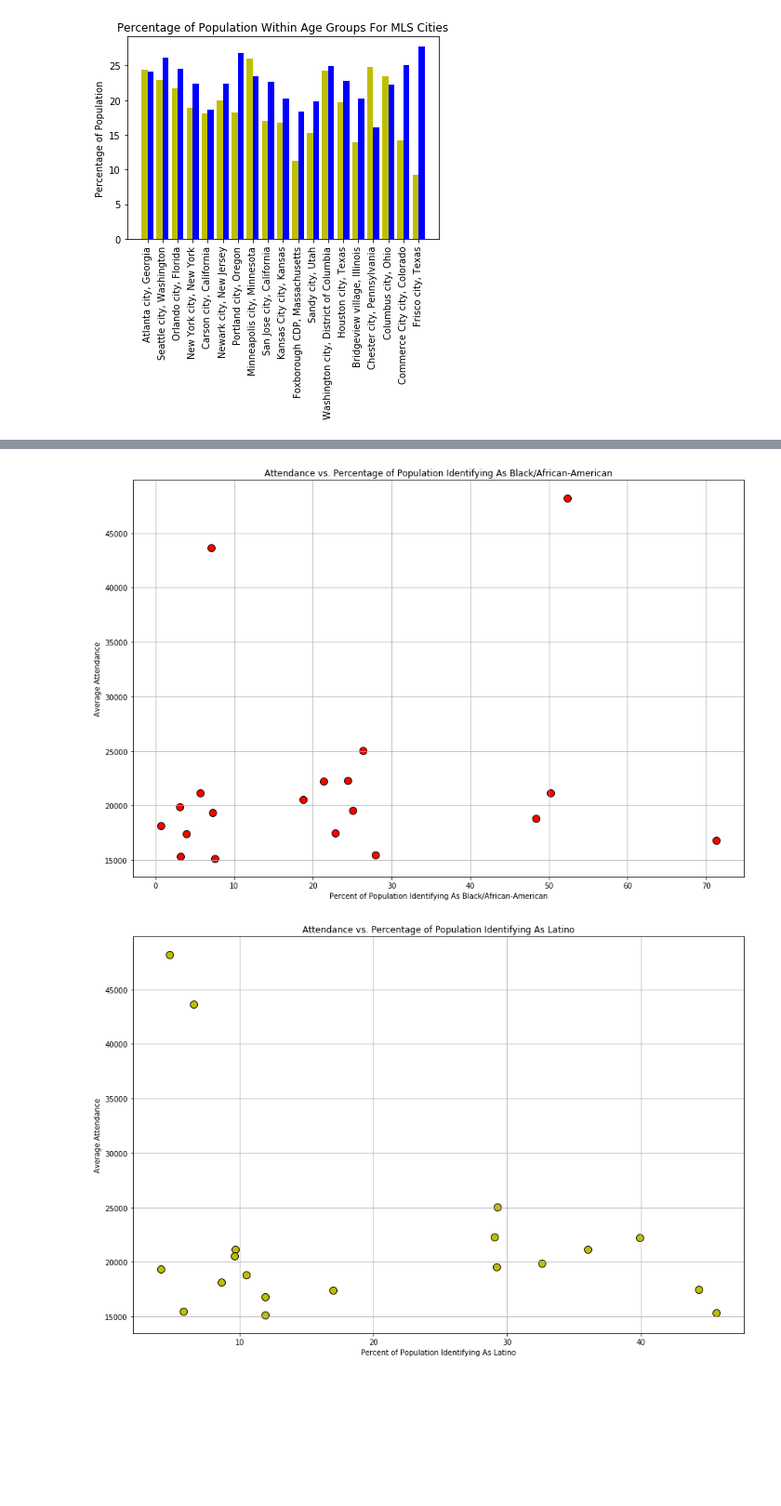
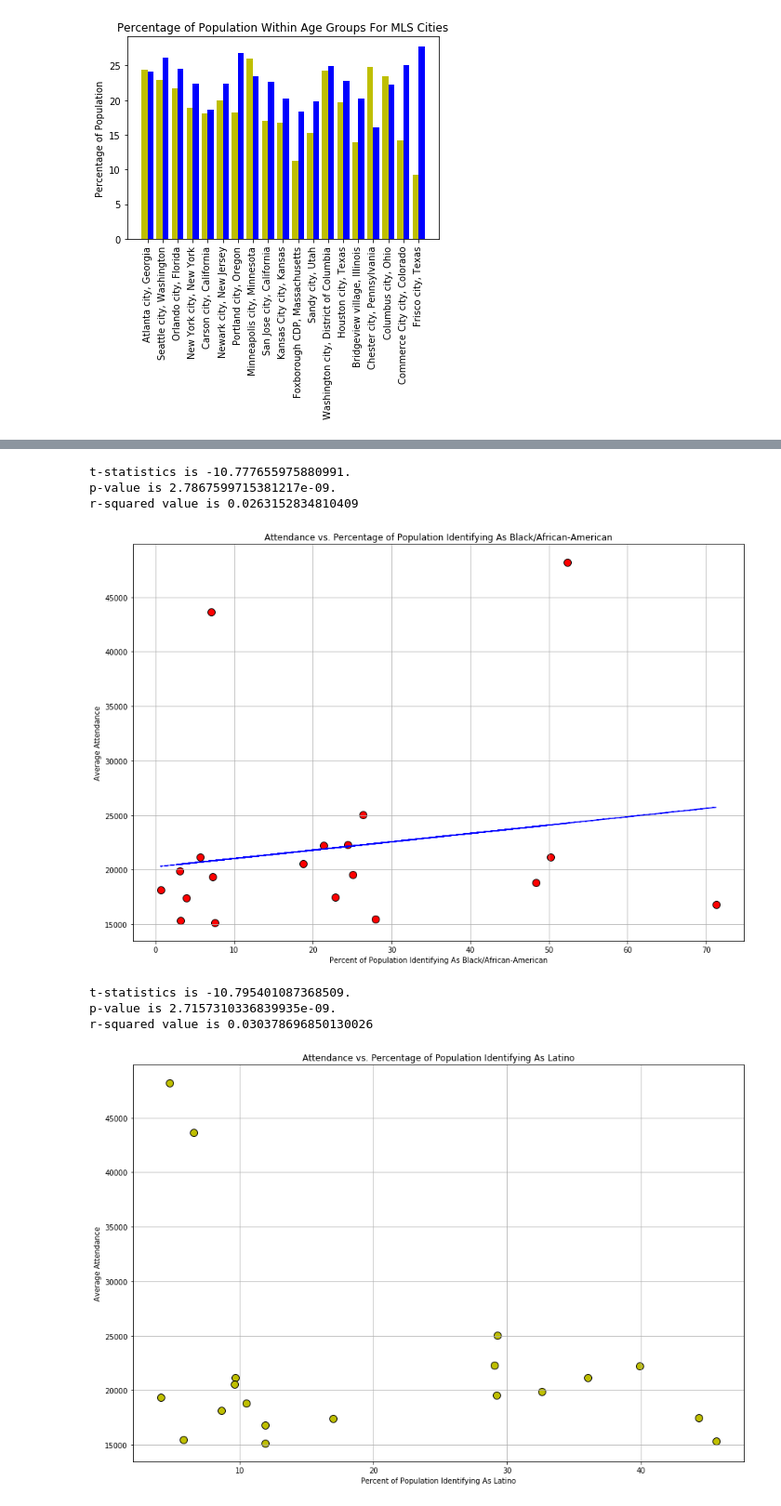
Before and after one commit to Jccommander/Project1-WJBA, a Jupyter notebook: JohnCommanderGraphs.ipynb, the cells around one changed output, grey strips where cells are left out. Shown at 93% size. Cells and saved outputs as stored; diff of their text form; code cells hidden in the pictures; blank space fills up the shorter version.

```diff
--- a/JohnCommanderGraphs.ipynb
+++ b/JohnCommanderGraphs.ipynb
@@ -166,17 +219,45 @@ plt.show()
+# %%
+# T-Test & r-squared values for above graph
+(t_stat, p) = stats.ttest_ind(ethnicity_df["White Percentage"], mls_attendance["Average"], equal_var=False)
+print("t-statistics is {}.".format(t_stat))
+print("p-value is {}.".format(p))
+print(f"r-squared value is {r_value**2}")
+# %% [output]
+t-statistics is -10.777655975880991.
+p-value is 2.7867599715381217e-09.
+r-squared value is 0.0263152834810409
+# %%
+# Ethnicity (black) regression
+(slope, intercept, r_value, _, _) = linregress(ethnicity_df["Black Percentage"], mls_attendance["Average"])
+fit = slope * ethnicity_df["Black Percentage"] + intercept
 # %%
 # Ethnicity (black) scatter plot
 
 plt.figure(figsize=(15,10))
 plt.scatter(ethnicity_df["Black Percentage"], mls_attendance["Average"], marker='o',s=100,facecolors='r',edgecolors='black')
 
 plt.title("Attendance vs. Percentage of Population Identifying As Black/African-American")
 plt.ylabel("Average Attendance")
 plt.xlabel("Percent of Population Identifying As Black/African-American")
 plt.grid()
 
+plt.plot(ethnicity_df["Black Percentage"],fit,'b--')
+
+plt.savefig("Output/EthnicityBlack.png")
+
 plt.show()
 # %% [output]
-[figure, old version]
+[figure, new version]
+# %%
+# T-Test & r-squared values for above graph
+(t_stat, p) = stats.ttest_ind(ethnicity_df["Black Percentage"], mls_attendance["Average"], equal_var=False)
+print("t-statistics is {}.".format(t_stat))
+print("p-value is {}.".format(p))
+print(f"r-squared value is {r_value**2}")
+# %% [output]
+t-statistics is -10.795401087368509.
+p-value is 2.7157310336839935e-09.
+r-squared value is 0.030378696850130026
 # %%
 # Ethnicity (latino) scatter plot
 
```
Also changed, not shown: parts of 11 cells of this notebook, 7 other files.
